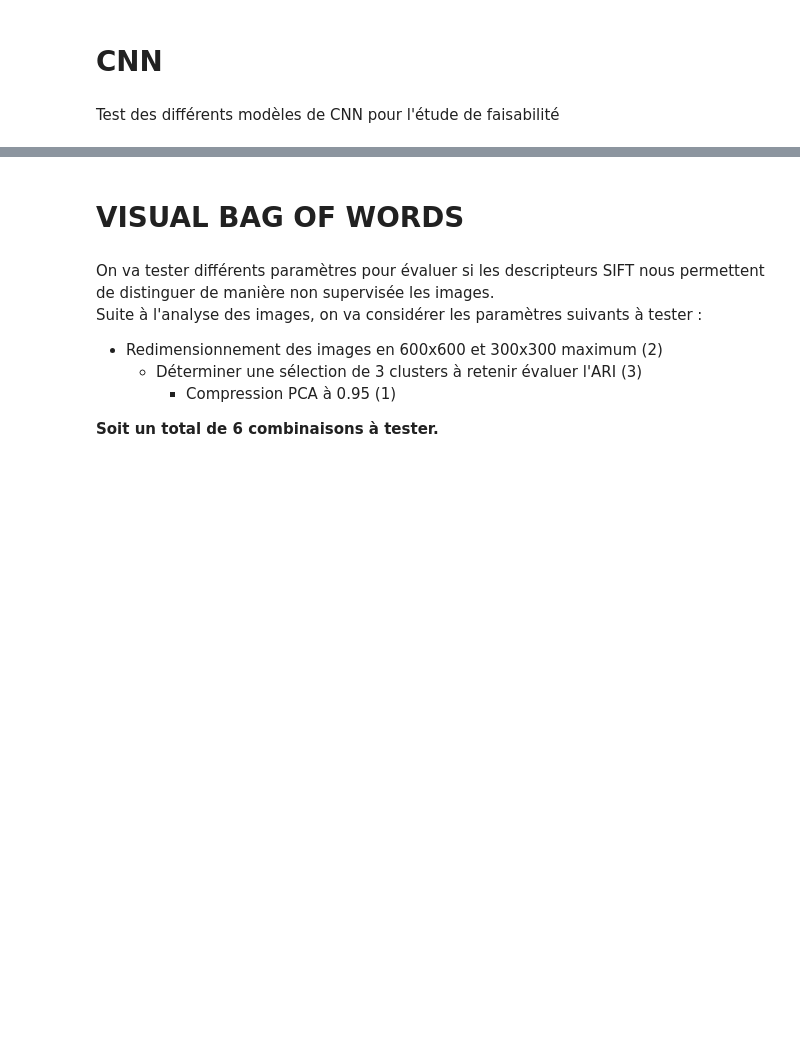
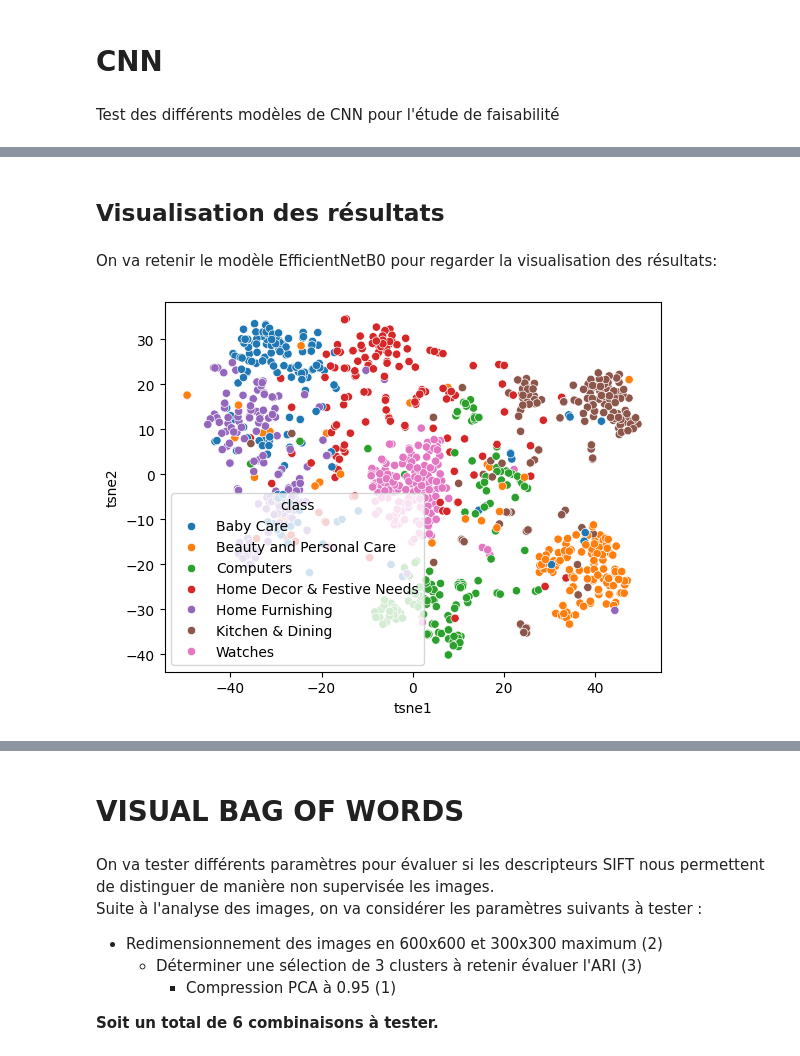
Before and after one commit to Hedredo/oc_projet_6, a Jupyter notebook: vision.ipynb, the cells around one changed output, grey strips where cells are left out. Cells and saved outputs as stored; diff of their text form; code cells hidden in the pictures; blank space fills up the shorter version.

```diff
--- a/vision.ipynb
+++ b/vision.ipynb
@@ -512,3 +149,0 @@ embedding_model = Model(vgg16_model.input, last_conv_layer.output)
-# %%
-for image in tqdm([opencv_336, tf_336, custom_336]):
-    ari_scores.append(ARI_cnn(image))
@@ -590,0 +155,18 @@ vgg16.compile(
+# %%
+def extract_embeddings(model, images, path, preprocess_input):
+    input_shape = model.input.shape
+    input_size = (input_shape[1], input_shape[2])
+    print(f"Input size: {input_size}")
+    last_layer = model.layers[-2]
+    model = Model(inputs=model.inputs, outputs=last_layer.output)
+    images_embeddings = []
+    for img in images:
+        clear_output()
+        image = cv2.imread(path + img)
+        image = cv2.resize(image, input_size)
+        image = np.expand_dims(image, axis=0)
+        image = preprocess_input(image)
+        image_embedding = model.predict(image)
+        images_embeddings.append(image_embedding)
+    images_embeddings = np.asarray(images_embeddings)
+    return images_embeddings
@@ -590,0 +226,3 @@ vgg16.compile(
+# %%
+embeddings = extract_embeddings(EfficientNetB0(), image_df['image'], path, efficientnet_preprocess_input)
+ARI_cnn(image_df['class'], embeddings, n_clusters=7)
@@ -590,0 +236,24 @@ vgg16.compile(
+# %% [markdown]
+## Visualisation des résultats
+# %% [markdown]
+On va retenir le modèle EfficientNetB0 pour regarder la visualisation des résultats:
+# %%
+# Paramètres pour T-SNE
+tsne = TSNE(n_components=2, perplexity=30,
+                     max_iter=2000, init='random', random_state=42)
+
+# Paramètres pour PCA
+pca = PCA(n_components=0.95)
+pca_vector = pca.fit_transform(embeddings.reshape(embeddings.shape[0], -1))
+kmeans = KMeans(n_clusters=7, random_state=42)
+kmeans.fit(pca_vector)
+X_tsne = tsne.fit_transform(pca_vector)
+df_tsne = pd.DataFrame(X_tsne, columns=['tsne1', 'tsne2'])
+df_tsne["class"] = image_df['class']
+df_tsne["labels"] = kmeans.labels_
+df_tsne['class'] = df_tsne['class'].astype('category')
+# %%
+sns.scatterplot(data=df_tsne, x='tsne1', y='tsne2', hue='class')
+plt.show()
+# %% [output]
+[figure, added]
```
Also changed, not shown: parts of 67 cells of this notebook, 2 other files.
